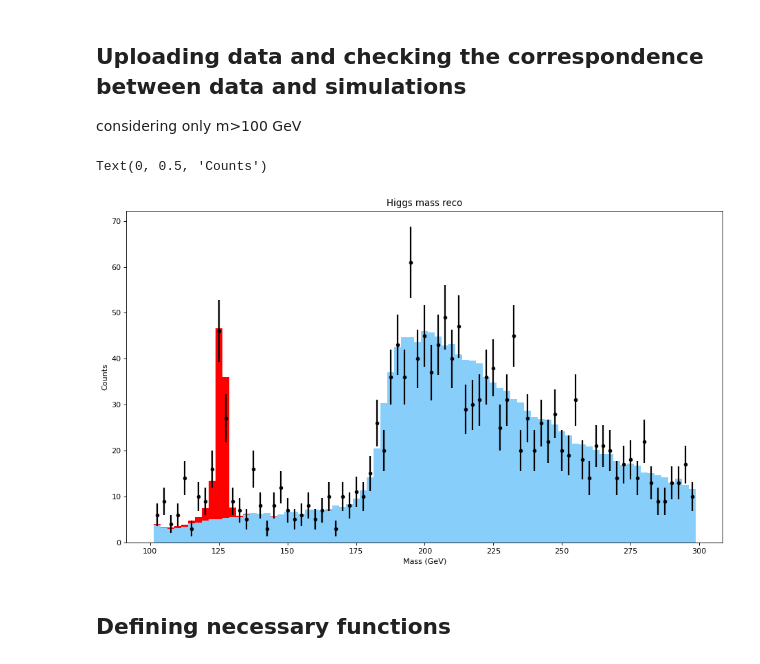
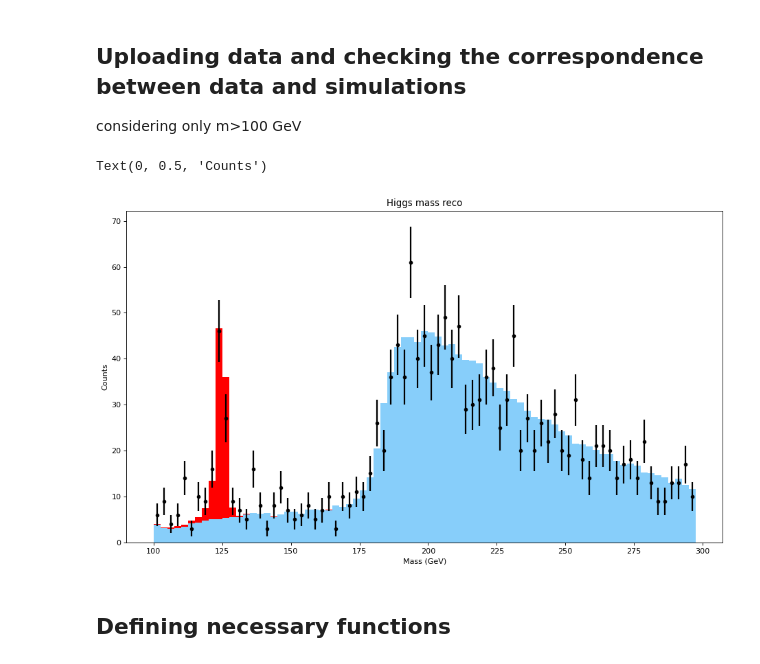
Before and after one commit to emabaci/LCP-mod.-B, a Jupyter notebook: final_project/Statistichal part.ipynb, the cells around one changed output. Drawn from its saved outputs; the diff is of its cells as text; code cells hidden in the pictures.

```diff
--- a/final_project/Statistichal part.ipynb
+++ b/final_project/Statistichal part.ipynb
@@ -69,27 +69,26 @@ bin_counts            = np.load(r'bins.npy')
 # %%
 figure(figsize=(14, 8), dpi=80)
 
-width      = [bin_counts[1] - bin_counts[0]]
-bincenters = ( bin_counts[1:] + bin_counts[:-1] + width ) / 2
+bincenters = ( bin_counts[1:] + bin_counts[:-1]) / 2
 
 plt.errorbar( bincenters, true_counts,
               yerr   = np.sqrt(true_counts),
               markersize  = 8,
               fmt    = '.',
               color  = 'black',
               linewidth = 2)
-plt.bar(bin_counts[1:,], sim_background_counts + sim_signal_counts ,
+plt.bar(bincenters[0:,], sim_background_counts + sim_signal_counts ,
         color = 'red', alpha = 1,
         width = width  )
-plt.bar(bin_counts[1:,], sim_background_counts ,
+plt.bar(bincenters[0:,], sim_background_counts ,
         color = 'lightskyblue', alpha = 1,
         width = width )
 plt.title("Higgs mass reco")
 plt.xlabel("Mass (GeV)")
 plt.ylabel("Counts")
 # %% [output]
 Text(0, 0.5, 'Counts')
-[figure, old version]
+[figure, new version]
 # %% [markdown]
 ## Defining necessary functions
 # %%
```
Also changed, not shown: parts of 30 cells of this notebook, 1 other file.
